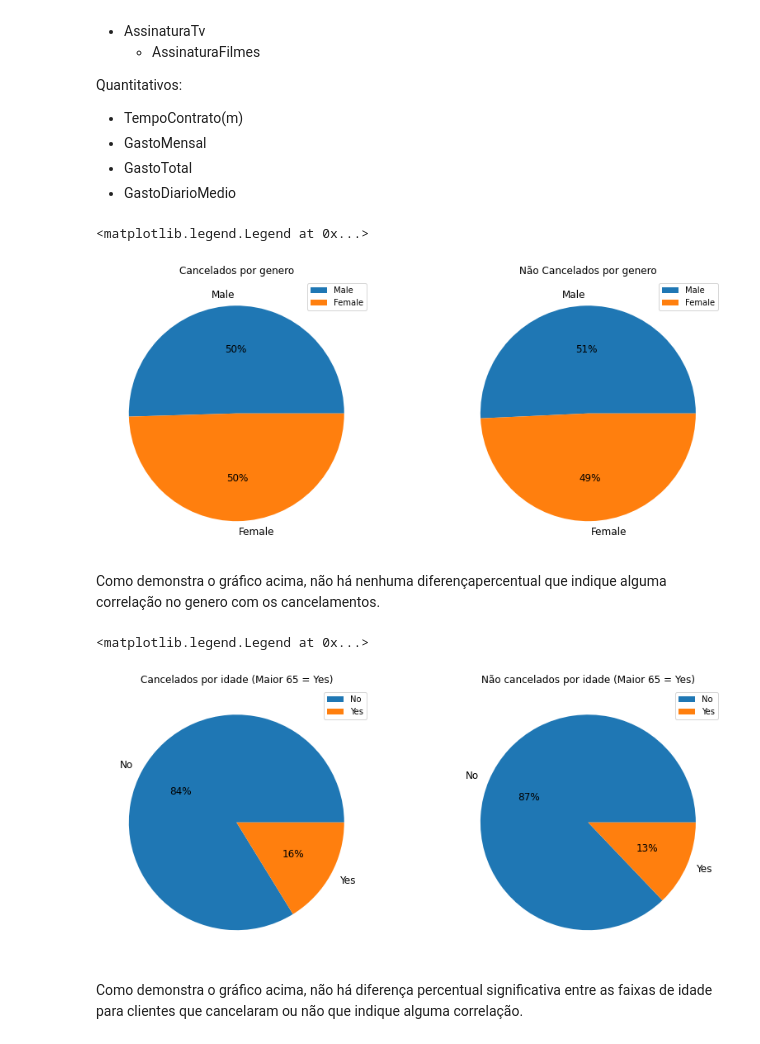
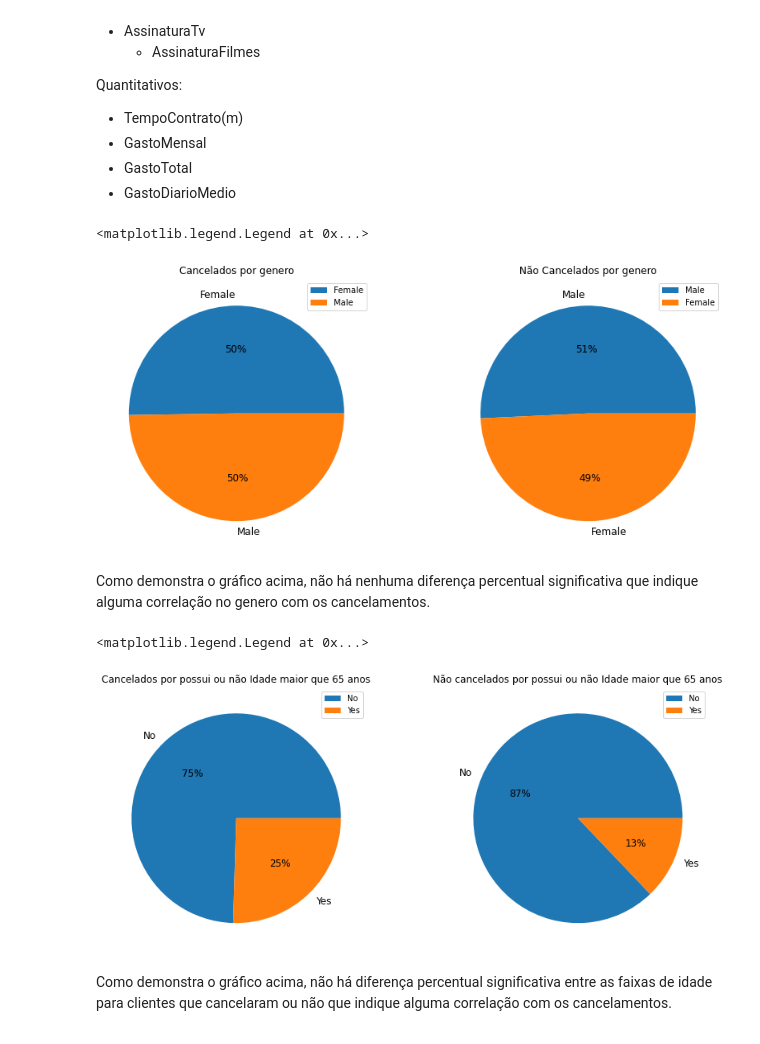
Before and after one commit to SilvioCSOliveira/ChallengeDataScience2022AluraVoz, a Jupyter notebook: Semana2.ipynb, the cells around one changed output. Cells and saved outputs as stored; diff of their text form; code cells hidden in the pictures.

```diff
--- a/Semana2.ipynb
+++ b/Semana2.ipynb
@@ -6,7 +6,7 @@ import numpy as np
 import seaborn as sns
 # %%
 # Carregando os dados tratados na semana 1
-df_telco_customer = pd.read_csv('https://raw.githubusercontent.com/SilvioCSOliveira/ChallengeDataScience2022AluraVoz/main/Semana2/df_telco_customer.csv',sep=';')
+df_telco_customer = pd.read_csv('https://raw.githubusercontent.com/SilvioCSOliveira/ChallengeDataScience2022AluraVoz/main/df_telco_customer_ajustada.csv',sep=';')
 df_telco_customer.info()
 # %% [output]
 <class 'pandas.core.frame.DataFrame'>
@@ -72,8 +72,8 @@ df_telco_customer_nao_churn = df_telco_customer.query('ClienteCancelado == "No"'
 plt.figure(figsize = (14, 6))
 plt.subplot(1, 2, 1)
 # Usar uma pizza para mostrar a proporção de churn
-count = df_telco_customer["Genero"].value_counts().values
-labels = df_telco_customer["Genero"].value_counts().index
+count = df_telco_customer_churn["Genero"].value_counts().values
+labels = df_telco_customer_churn["Genero"].value_counts().index
 plt.pie(count,labels = list(labels),autopct='%.0f%%' , textprops = {"fontsize": 12},)  #,colors =["#6a8ee8", "#424ad1"]
 plt.title('Cancelados por genero')
 plt.legend()
@@ -87,32 +87,28 @@ plt.title('Não Cancelados por genero')
 plt.legend()
 # %% [output]
 <matplotlib.legend.Legend at 0x...>
-[figure, old version]
+[figure, new version]
 # %% [markdown]
-Como demonstra o gráfico acima, não há nenhuma diferençapercentual  que indique alguma correlação no genero com os cancelamentos.
+Como demonstra o gráfico acima, não há nenhuma diferença percentual significativa que indique alguma correlação no genero com os cancelamentos.
 # %%
-# Analisando os dados Qualitativos, inciando por Maior65
-'''plot = sns.catplot(data=df_telco_customer, kind='count', x='ClienteCancelado', hue='Maior65');
-plt.title('Cancelamento (Churn) de Clientes por idade Maior que 65');
-plt.show()
-'''
+# Analisando os dados Qualitativos coluna Maior65
 plt.figure(figsize = (14, 6))
 plt.subplot(1, 2, 1)
 # Usar uma pizza para mostrar a proporção de churn
-count = df_telco_customer["Maior65"].value_counts().values
-labels = df_telco_customer["Maior65"].value_counts().index
+count = df_telco_customer_churn["Maior65"].value_counts().values
+labels = df_telco_customer_churn["Maior65"].value_counts().index
 plt.pie(count,labels = list(labels),autopct='%.0f%%' , textprops = {"fontsize": 12},)
-plt.title('Cancelados por idade (Maior 65 = Yes)')
+plt.title('Cancelados por possui ou não Idade maior que 65 anos')
 plt.legend()
 
 count_nc = df_telco_customer_nao_churn["Maior65"].value_counts().values
 labels_nc = df_telco_customer_nao_churn["Maior65"].value_counts().index
 plt.subplot(1, 2, 2)
 plt.pie(count_nc,labels = list(labels_nc),autopct='%.0f%%' , textprops = {"fontsize": 12},)
-plt.title('Não cancelados por idade (Maior 65 = Yes)')
+plt.title('Não cancelados por possui ou não Idade maior que 65 anos')
 plt.legend()
 # %% [output]
 <matplotlib.legend.Legend at 0x...>
-[figure, old version]
+[figure, new version]
 # %% [markdown]
-Como demonstra o gráfico acima, não há diferença percentual significativa entre as faixas de idade para clientes que cancelaram ou não que indique alguma correlação.
+Como demonstra o gráfico acima, não há diferença percentual significativa entre as faixas de idade para clientes que cancelaram ou não que indique alguma correlação com os cancelamentos.
```
Also changed, not shown: parts of 12 cells of this notebook.
